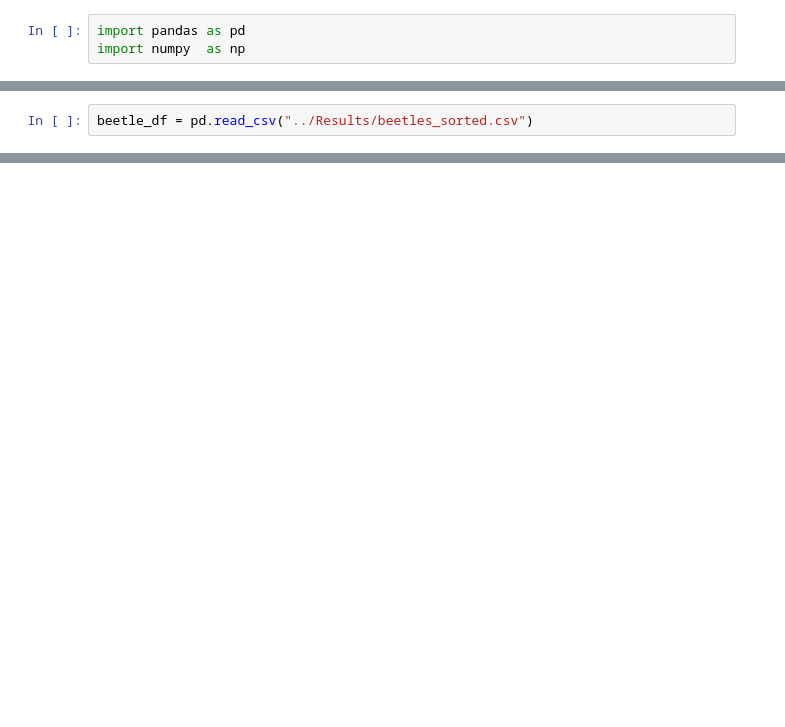
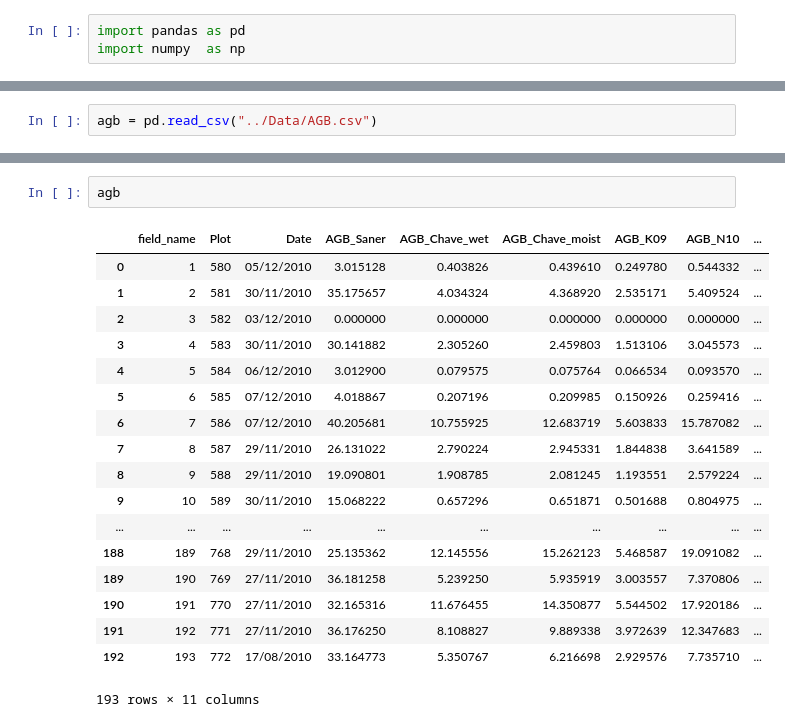
Before and after one commit to dbridg15/masters_project, a Jupyter notebook: Code/playing_2.ipynb, the cells around one changed output, grey strips where cells are left out. Drawn from its saved outputs; the diff is of its cells as text; blank space fills up the shorter version.

```diff
--- a/Code/playing_2.ipynb
+++ b/Code/playing_2.ipynb
@@ -23,2 +4,2 @@ def census_diff(df):
 # %%
-beetle_df = pd.read_csv("../Results/beetles_sorted.csv")
+agb = pd.read_csv("../Data/AGB.csv")
@@ -50,0 +29,21 @@ cen
+# %%
+agb
+# %% [output]
+|  | field_name | Plot | Date | AGB_Saner | AGB_Chave_wet | AGB_Chave_moist | AGB_K09 | AGB_N10 | ... |
+| 0 | 1 | 580 | 05/12/2010 | 3.015128 | 0.403826 | 0.439610 | 0.249780 | 0.544332 | ... |
+| 1 | 2 | 581 | 30/11/2010 | 35.175657 | 4.034324 | 4.368920 | 2.535171 | 5.409524 | ... |
+| 2 | 3 | 582 | 03/12/2010 | 0.000000 | 0.000000 | 0.000000 | 0.000000 | 0.000000 | ... |
+| 3 | 4 | 583 | 30/11/2010 | 30.141882 | 2.305260 | 2.459803 | 1.513106 | 3.045573 | ... |
+| 4 | 5 | 584 | 06/12/2010 | 3.012900 | 0.079575 | 0.075764 | 0.066534 | 0.093570 | ... |
+| 5 | 6 | 585 | 07/12/2010 | 4.018867 | 0.207196 | 0.209985 | 0.150926 | 0.259416 | ... |
+| 6 | 7 | 586 | 07/12/2010 | 40.205681 | 10.755925 | 12.683719 | 5.603833 | 15.787082 | ... |
+| 7 | 8 | 587 | 29/11/2010 | 26.131022 | 2.790224 | 2.945331 | 1.844838 | 3.641589 | ... |
+| 8 | 9 | 588 | 29/11/2010 | 19.090801 | 1.908785 | 2.081245 | 1.193551 | 2.579224 | ... |
+| 9 | 10 | 589 | 30/11/2010 | 15.068222 | 0.657296 | 0.651871 | 0.501688 | 0.804975 | ... |
+| ... | ... | ... | ... | ... | ... | ... | ... | ... | ... |
+| 188 | 189 | 768 | 29/11/2010 | 25.135362 | 12.145556 | 15.262123 | 5.468587 | 19.091082 | ... |
+| 189 | 190 | 769 | 27/11/2010 | 36.181258 | 5.239250 | 5.935919 | 3.003557 | 7.370806 | ... |
+| 190 | 191 | 770 | 27/11/2010 | 32.165316 | 11.676455 | 14.350877 | 5.544502 | 17.920186 | ... |
+| 191 | 192 | 771 | 27/11/2010 | 36.176250 | 8.108827 | 9.889338 | 3.972639 | 12.347683 | ... |
+| 192 | 193 | 772 | 17/08/2010 | 33.164773 | 5.350767 | 6.216698 | 2.929576 | 7.735710 | ... |
+193 rows × 11 columns
```
Also changed, not shown: parts of 7 cells of this notebook, 2 other files.
